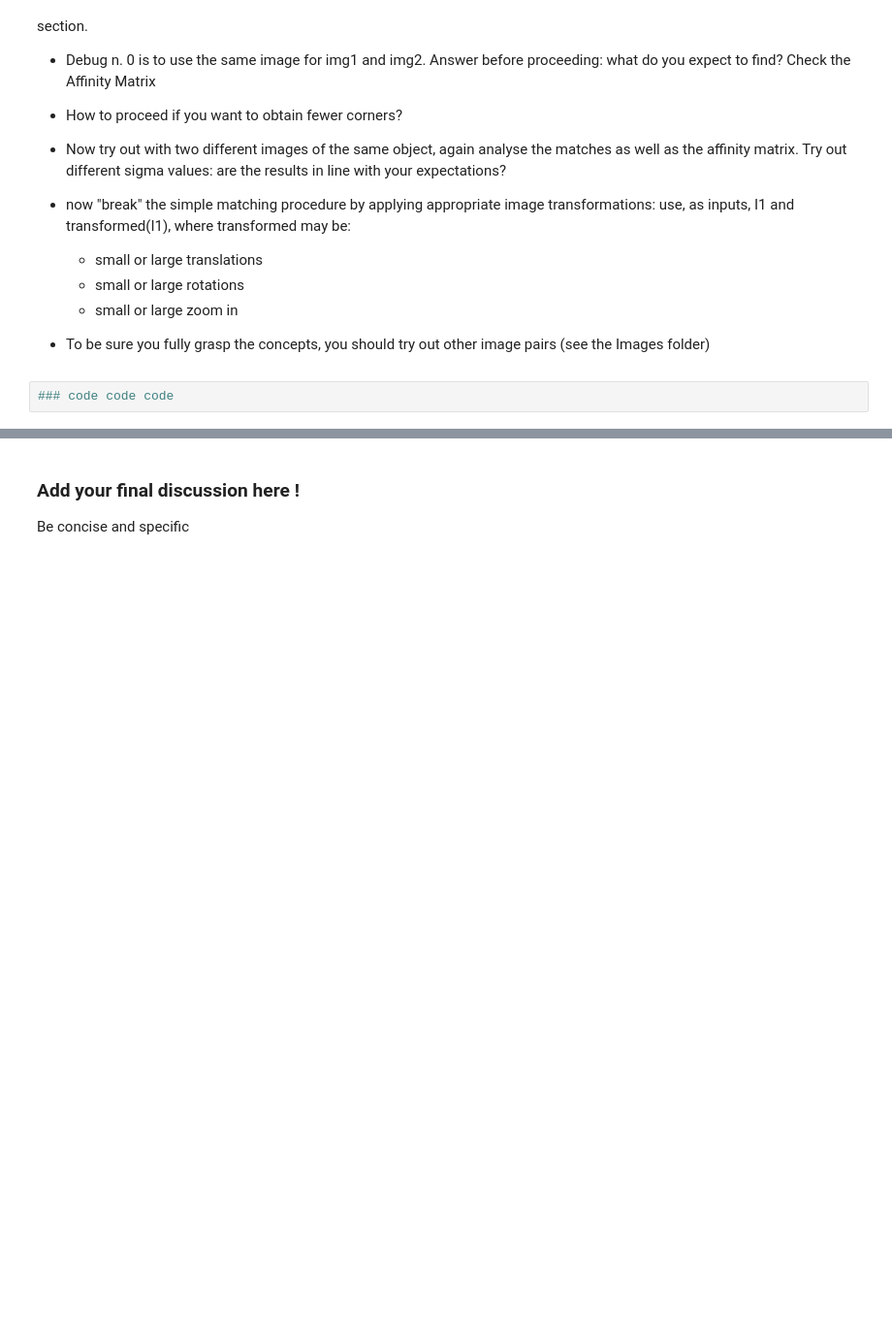
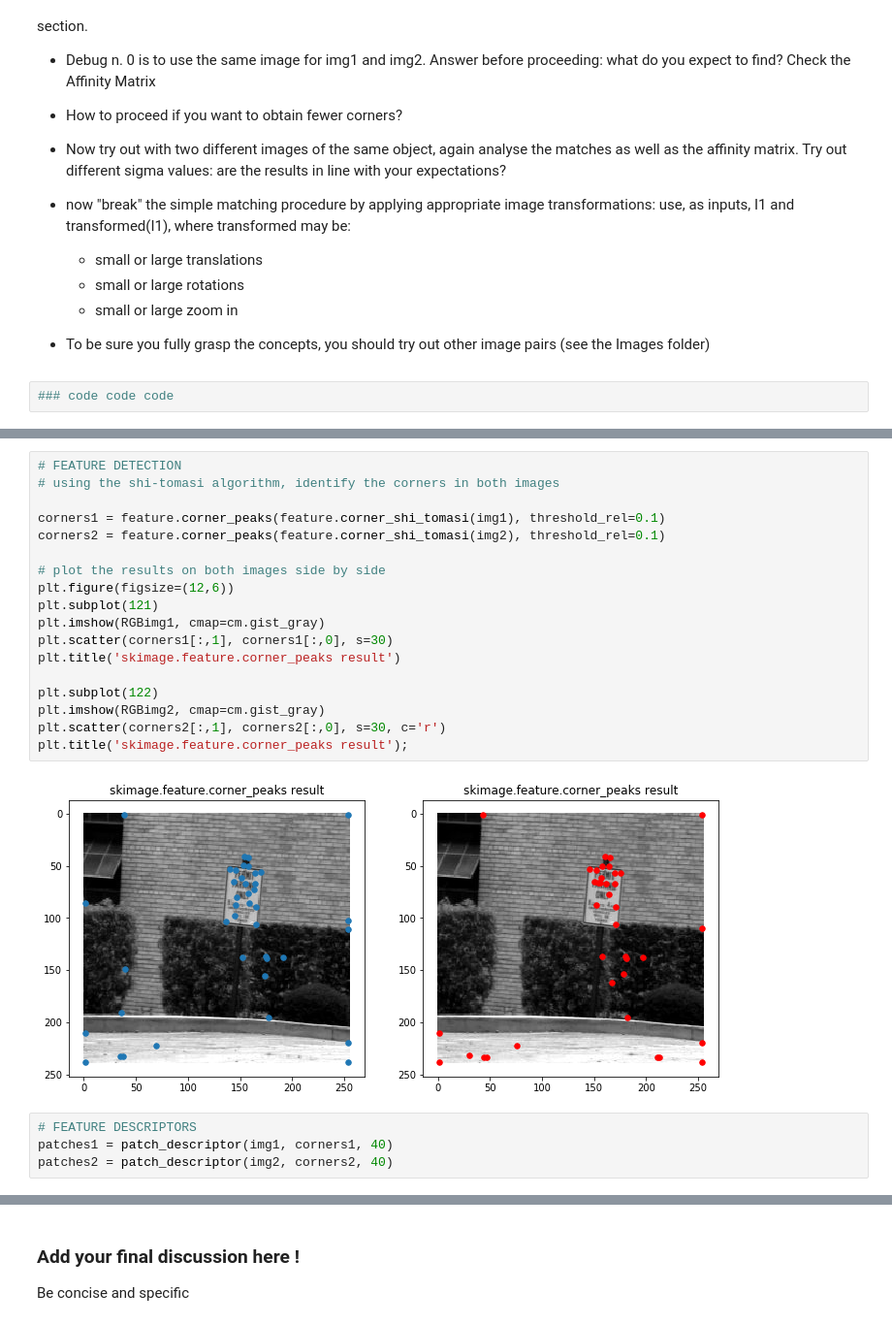
Before and after one commit to mosemb/ComputerVision, a Jupyter notebook: week2_lab_2022/feature_matching-sketch2022.ipynb, the cells around one changed output, grey strips where cells are left out. Shown at 97% size. Drawn from its saved outputs; the diff is of its cells as text; blank space fills up the shorter version.

```diff
--- a/week2_lab_2022/feature_matching-sketch2022.ipynb
+++ b/week2_lab_2022/feature_matching-sketch2022.ipynb
@@ -191,0 +218,24 @@ Here are some experiments you should carry out. Add code snippets and comments b
+# %%
+# FEATURE DETECTION
+# using the shi-tomasi algorithm, identify the corners in both images
+
+corners1 = feature.corner_peaks(feature.corner_shi_tomasi(img1), threshold_rel=0.1)
+corners2 = feature.corner_peaks(feature.corner_shi_tomasi(img2), threshold_rel=0.1)
+
+# plot the results on both images side by side
+plt.figure(figsize=(12,6))
+plt.subplot(121)
+plt.imshow(RGBimg1, cmap=cm.gist_gray)
+plt.scatter(corners1[:,1], corners1[:,0], s=30)
+plt.title('skimage.feature.corner_peaks result')
+
+plt.subplot(122)
+plt.imshow(RGBimg2, cmap=cm.gist_gray)
+plt.scatter(corners2[:,1], corners2[:,0], s=30, c='r')
+plt.title('skimage.feature.corner_peaks result');
+# %% [output]
+[figure, added]
+# %%
+# FEATURE DESCRIPTORS
+patches1 = patch_descriptor(img1, corners1, 40)
+patches2 = patch_descriptor(img2, corners2, 40)
```
Also changed, not shown: parts of 12 cells of this notebook, 2 other files.
